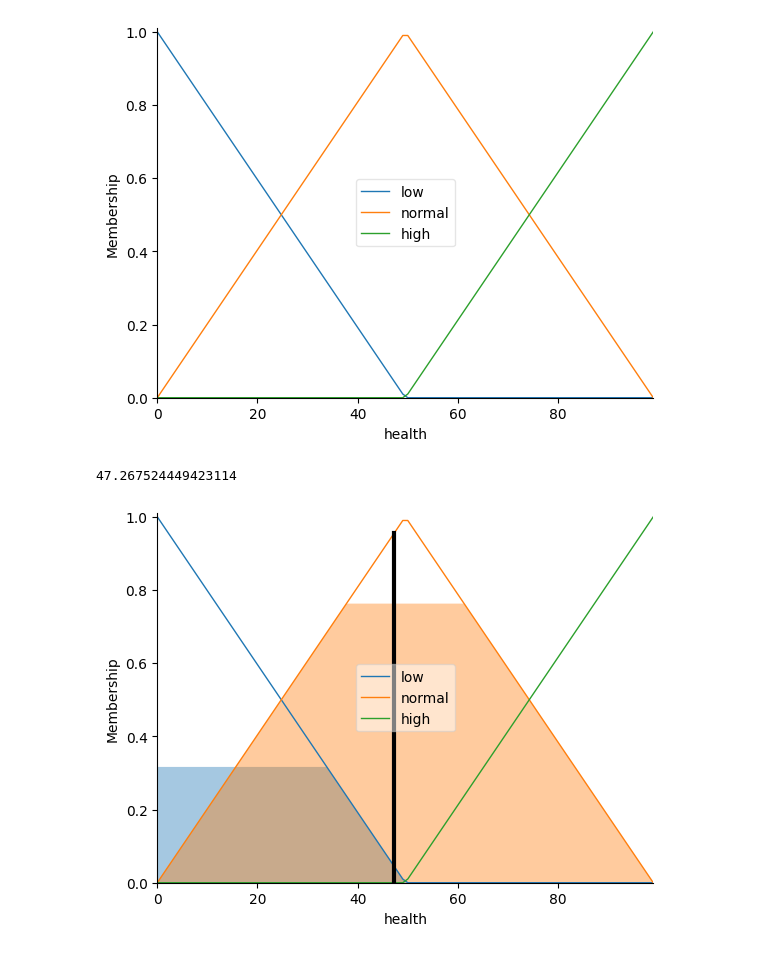
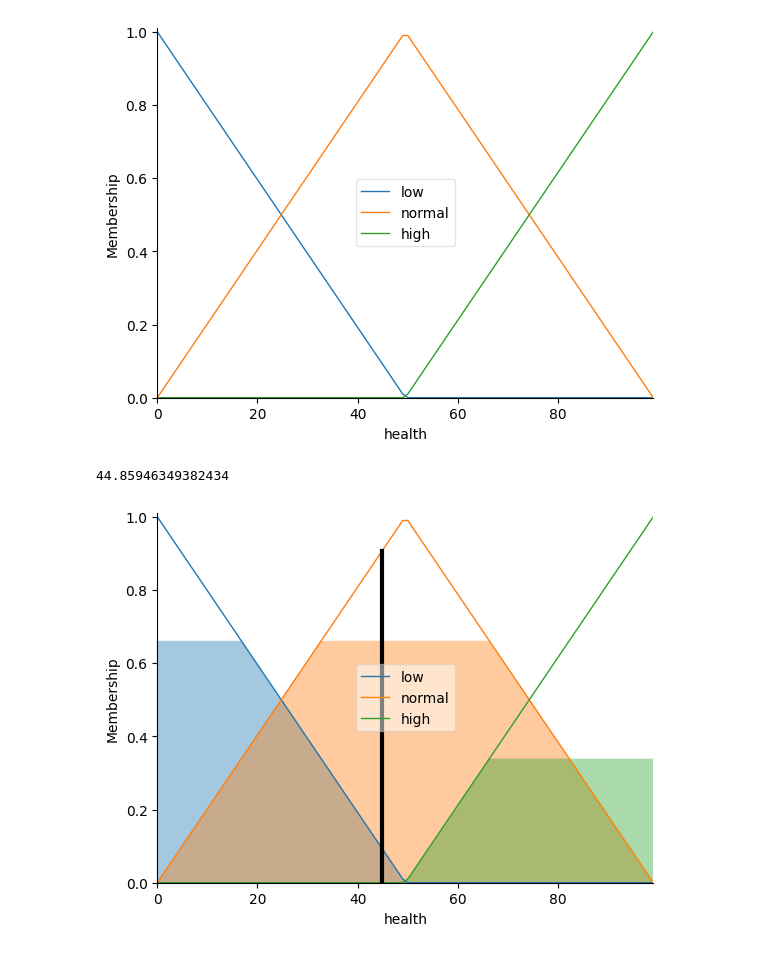
Before and after one commit to JoaoAnt42/Course, a Jupyter notebook: BigData/M_2(FuzzyLogic)/notebooks/FuzzyLogic03B.ipynb, the cells around one changed output. Drawn from its saved outputs; the diff is of its cells as text; code cells hidden in the pictures.

```diff
--- a/BigData/M_2(FuzzyLogic)/notebooks/FuzzyLogic03B.ipynb
+++ b/BigData/M_2(FuzzyLogic)/notebooks/FuzzyLogic03B.ipynb
@@ -24,7 +19,7 @@ MIN = 0; MAX = 80
 age = ctrl.Antecedent(np.arange(MIN,MAX, 1), 'age')
 age.automf(3, names=names)
 age['low'] = fuzz.membership.trimf(np.arange(MIN,MAX, 1), [0,0,20])
-age['normal'] = fuzz.membership.trapmf(np.arange(MIN,MAX, 1), [0,25,35,80])
+age['normal'] = fuzz.membership.trapmf(np.arange(MIN,MAX, 1), [10,25,35,60])
 age.view()
 ## NOTE that not all support point sum up to 1 (which may be an issue!!! (correct it)
 # %% [output]
@@ -45,21 +40,21 @@ health.view()
 [figure]
 # %%
 ## FUZZY RULES
-#rule1 = ctrl.Rule(weight['normal'], health['high'])
+rule1 = ctrl.Rule(weight['normal'], health['high'])
 rule2 = ctrl.Rule(weight['low'] & age['high'], health['low'])
 rule3 = ctrl.Rule(weight['low'] | age['low'], health['normal'])
-#rule4 = ctrl.Rule(weight['high'], health['low'])
-problem_ctrl  = ctrl.ControlSystem([rule2, rule3])
+rule4 = ctrl.Rule(weight['high'], health['low'])
+problem_ctrl  = ctrl.ControlSystem([rule1, rule2, rule3, rule4])
 problem = ctrl.ControlSystemSimulation(problem_ctrl)
 # %%
 ## APPLICATION
-problem.input['age'] = 52
-problem.input['weight'] = 47
+problem.input['age'] = 90
+problem.input['weight'] = 50
 
 problem.compute()
 
 print(problem.output['health'])
 health.view(sim=problem)
 # %% [output]
-47.267524449423114
+44.85946349382434
-[figure, old version]
+[figure, new version]
```
Also changed, not shown: parts of 2 cells of this notebook, 7 other files.
